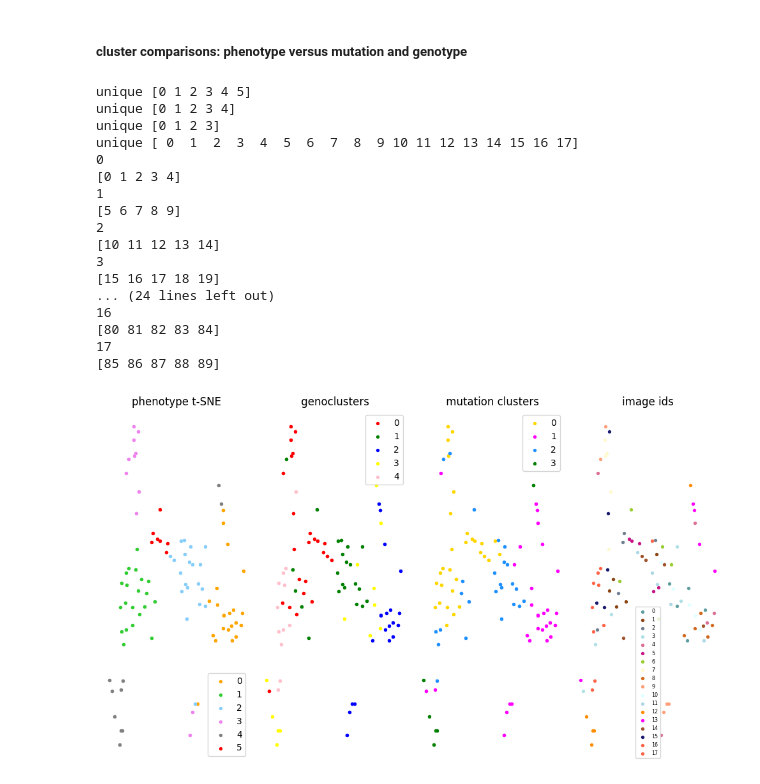
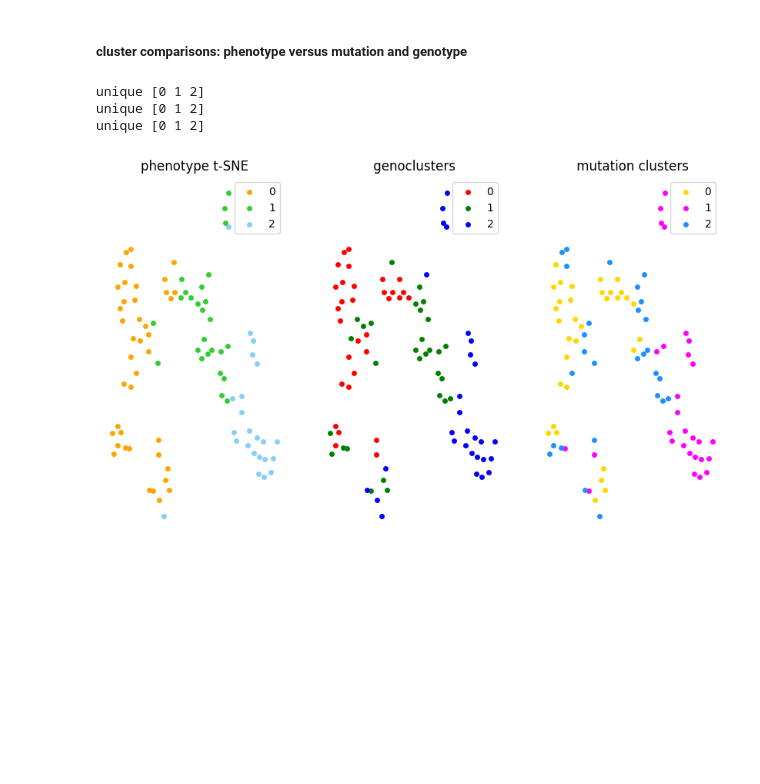
Before and after one commit to sandhya212/GBM_reflectance, a Jupyter notebook: UO_edit_fov_visualization_cluster.ipynb, the cells around one changed output. Cells and saved outputs as stored; diff of their text form; code cells hidden in the pictures; blank space fills up the shorter version.

```diff
--- a/UO_edit_fov_visualization_cluster.ipynb
+++ b/UO_edit_fov_visualization_cluster.ipynb
@@ -714,7 +812,7 @@ num_cells = M.shape[0]
 num_genes = M.shape[1]
 # %%
 #tsne = TSNE(n_components=2, verbose=1, perplexity=10, n_iter=250)
-X_2d_pn = TSNE().fit(M)
+X_2d_pn = TSNE(perplexity=10).fit(M)
 # %%
 unique, counts = np.unique(cluster_asgn_pn, return_counts=True)
 print('unique',str(unique))
@@ -773,7 +892,7 @@ df_data.to_csv(os.path.join(data_path_output + '/cluster/'+'cluster_asgn_pheno.c
 # %% [markdown]
 ##### mutation clusters
 # %%
-communities, graph, Q = pg.cluster(mn_data, min_cluster_size=1)#,k=500)
+communities, graph, Q = pg.cluster(mn_data)#, min_cluster_size=1)#,k=500)
 cluster_asgn_mn = communities
 # %% [output]
 Finding 30 nearest neighbors using minkowski metric and 'auto' algorithm
@@ -792,7 +911,7 @@ num_cells = M.shape[0]
 num_genes = M.shape[1]
 # %%
 #tsne = TSNE(n_components=2, verbose=1, perplexity=10, n_iter=250)
-X_2d_mn = TSNE().fit(M)
+X_2d_mn = TSNE(perplexity=10).fit(M)
 # %%
 unique, counts = np.unique(cluster_asgn_mn, return_counts=True)
 print('unique',str(unique))
@@ -949,22 +1104,19 @@ unique [ 0  1  2  3  4  5  6  7  8  9 10 11 12 13 14 15 16 17]
 # %% [markdown]
 ##### cluster comparisons: genotype versus mutation and phenotype
 # %%
-plt.rcParams["figure.figsize"] = [10,6]
-plt.rcParams["figure.autolayout"] = True
+plt.rcParams["figure.figsize"] = [14,6]
+plt.rcParams["figure.autolayout"] = False
 
 
 plt.subplot(1,4,1)
 unique, counts = np.unique(cluster_asgn_gn, return_counts=True)
 print('unique',str(unique))
-#colo_muta=['gold','magenta','dodgerblue']
 #t-SNE plots
 target_ids = range(len(unique))
-#plt.figure(100,figsize=(5,6),frameon=False,dpi=100)
 plt.axis('off')
-#colors = 'r', 'g', 'b', 'c', 'm', 'y', 'k', 'w', 'orange', 'purple'
 for i,  label in zip(target_ids,  unique):
     c=colo_geno[i] #cm.colors[i]
-    plt.scatter(X_2d_gn[ cluster_asgn_gn==(i), 0], X_2d_gn[ cluster_asgn_gn==(i), 1], color=c,label=label,s=15,linewidths=0)
+    plt.scatter(X_2d_gn[ cluster_asgn_gn==(i), 0], X_2d_gn[ cluster_asgn_gn==(i), 1], color=c,label=label,s=25,linewidths=0)
 plt.legend()
 plt.title('genotype t-SNE')
 
@@ -976,7 +1128,7 @@ target_ids = range(len(unique))
 plt.axis('off')
 for i,  label in zip(target_ids,  unique):
     c=colo_pheno[i] #cm.colors[i]
-    plt.scatter(X_2d_gn[ cluster_asgn_pn==(i), 0], X_2d_gn[ cluster_asgn_pn==(i), 1], color=c,label=label,s=15,linewidths=0)
+    plt.scatter(X_2d_gn[ cluster_asgn_pn==(i), 0], X_2d_gn[ cluster_asgn_pn==(i), 1], color=c,label=label,s=25,linewidths=0)
 plt.legend()
 plt.title(' phenoclusters')
 #plt.show()
@@ -991,12 +1143,12 @@ plt.axis('off')
 for i,  label in zip(target_ids,  unique):
     #print(label)
     c=colo_muta[i] #cm.colors[i]
-    plt.scatter(X_2d_gn[ cluster_asgn_mn==(i), 0], X_2d_gn[ cluster_asgn_mn==(i), 1], color=c,label=label,s=15,linewidths=0)
+    plt.scatter(X_2d_gn[ cluster_asgn_mn==(i), 0], X_2d_gn[ cluster_asgn_mn==(i), 1], color=c,label=label,s=25,linewidths=0)
 plt.legend()
 plt.title(' mutation clusters')
 
 
-
+'''
 plt.subplot(1,4,4)
 unique, counts = np.unique(image_ids , return_counts=True)
 print('unique',str(unique))
@@ -1010,7 +1162,7 @@ for i,  label in zip(target_ids,  unique):
     plt.scatter(X_2d_gn[ s, 0],X_2d_gn[ s, 1], color=colours_33[i],label=label,s=15,linewidths=0)
 plt.legend(fontsize='xx-small')
 plt.title('image ids')
-
+'''
 file_name = os.path.join(data_path_output + '/figures/'+'cluster_geno_comp.png')
 plt.savefig(file_name,dpi=150)
 # %% [output]
@@ -1035,8 +1240,8 @@ unique [ 0  1  2  3  4  5  6  7  8  9 10 11 12 13 14 15 16 17]
 # %% [markdown]
 ##### cluster comparisons: phenotype versus mutation and genotype
 # %%
-plt.rcParams["figure.figsize"] = [10,6]
-plt.rcParams["figure.autolayout"] = True
+plt.rcParams["figure.figsize"] = [14,6]
+plt.rcParams["figure.autolayout"] = False
 
 
 plt.subplot(1,4,1)
@@ -1048,7 +1253,7 @@ target_ids = range(len(unique))
 plt.axis('off')
 for i,  label in zip(target_ids,  unique):
     c=colo_pheno[i] #cm.colors[i]
-    plt.scatter(X_2d_pn[ cluster_asgn_pn==(i), 0], X_2d_pn[ cluster_asgn_pn==(i), 1], color=c,label=label,s=15,linewidths=0)
+    plt.scatter(X_2d_pn[ cluster_asgn_pn==(i), 0], X_2d_pn[ cluster_asgn_pn==(i), 1], color=c,label=label,s=25,linewidths=0)
 plt.legend()
 plt.title('phenotype t-SNE')
 
@@ -1061,57 +1266,44 @@ target_ids = range(len(unique))
 plt.axis('off')
 for i,  label in zip(target_ids,  unique):
     c=colo_geno[i] #cm.colors[i]
-    plt.scatter(X_2d_pn[ cluster_asgn_gn==(i), 0], X_2d_pn[ cluster_asgn_gn==(i), 1], color=c,label=label,s=15,linewidths=0)
+    plt.scatter(X_2d_pn[ cluster_asgn_gn==(i), 0], X_2d_pn[ cluster_asgn_gn==(i), 1], color=c,label=label,s=25,linewidths=0)
 plt.legend()
 plt.title(' genoclusters')
 
 
 
 plt.subplot(1,4,3)
 unique, counts = np.unique(cluster_asgn_mn, return_counts=True)
 print('unique',str(unique))
 #t-SNE plots
 target_ids = range(len(unique))
 plt.axis('off')
 for i,  label in zip(target_ids,  unique):
     c=colo_muta[i] #cm.colors[i]
-    plt.scatter(X_2d_pn[ cluster_asgn_mn==(i), 0], X_2d_pn[ cluster_asgn_mn==(i), 1], color=c,label=label,s=15,linewidths=0)
+    plt.scatter(X_2d_pn[ cluster_asgn_mn==(i), 0], X_2d_pn[ cluster_asgn_mn==(i), 1], color=c,label=label,s=25,linewidths=0)
 plt.legend()
 plt.title(' mutation clusters')
 
-
+'''
 
 plt.subplot(1,4,4)
 unique, counts = np.unique(image_ids , return_counts=True)
 print('unique',str(unique))
 target_ids = range(len(unique))
 plt.axis('off')
 for i,  label in zip(target_ids,  unique):
     print(label)
     s=np.array(np.where(image_ids==i)).flatten()
     print(s)
     plt.scatter(X_2d_pn[ s, 0],X_2d_pn[ s, 1], color=colours_33[i],label=label,s=15,linewidths=0)
 plt.legend(fontsize='xx-small')
 plt.title('image ids')
+'''
 
 file_name = os.path.join(data_path_output + '/figures/'+'cluster_pheno_comp.png')
-plt.savefig(file_name,dpi=150)
+#plt.savefig(file_name,dpi=150)
 # %% [output]
-unique [0 1 2 3 4 5]
-unique [0 1 2 3 4]
-unique [0 1 2 3]
-unique [ 0  1  2  3  4  5  6  7  8  9 10 11 12 13 14 15 16 17]
-0
-[0 1 2 3 4]
-1
-[5 6 7 8 9]
-2
-[10 11 12 13 14]
-3
-[15 16 17 18 19]
-... (24 lines left out)
-16
-[80 81 82 83 84]
-17
-[85 86 87 88 89]
+unique [0 1 2]
+unique [0 1 2]
+unique [0 1 2]
-[figure, old version]
+[figure, new version]
```
Also changed, not shown: parts of 28 cells of this notebook.
